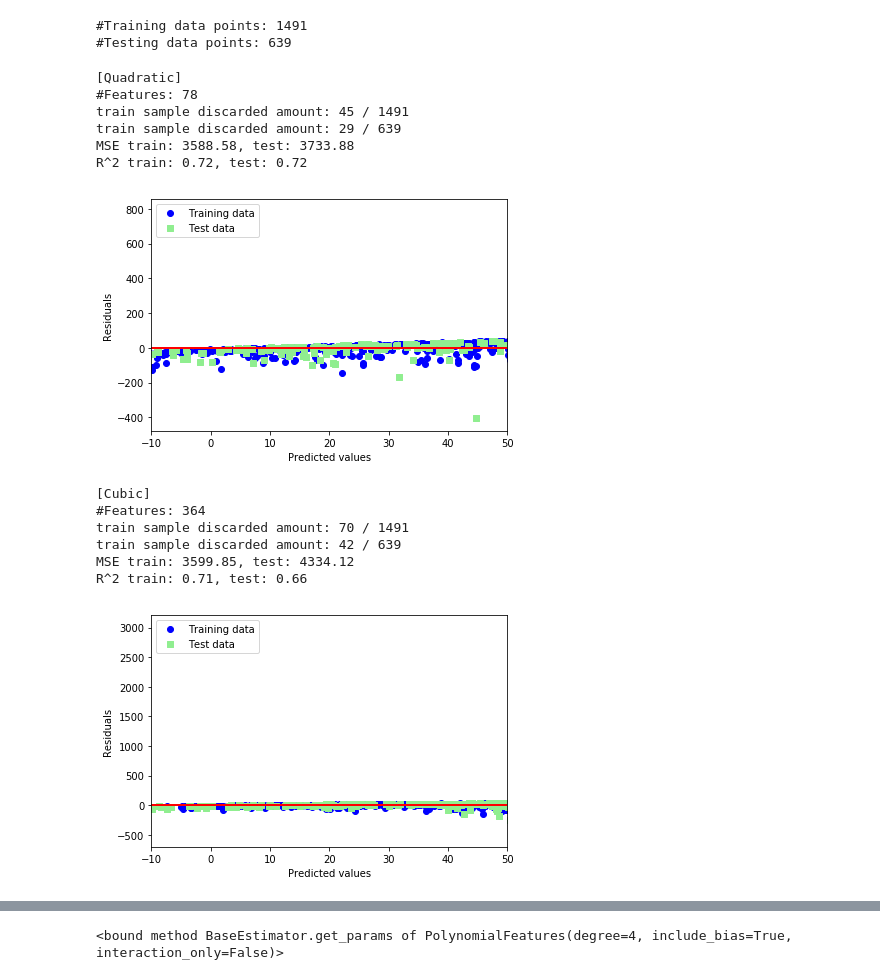
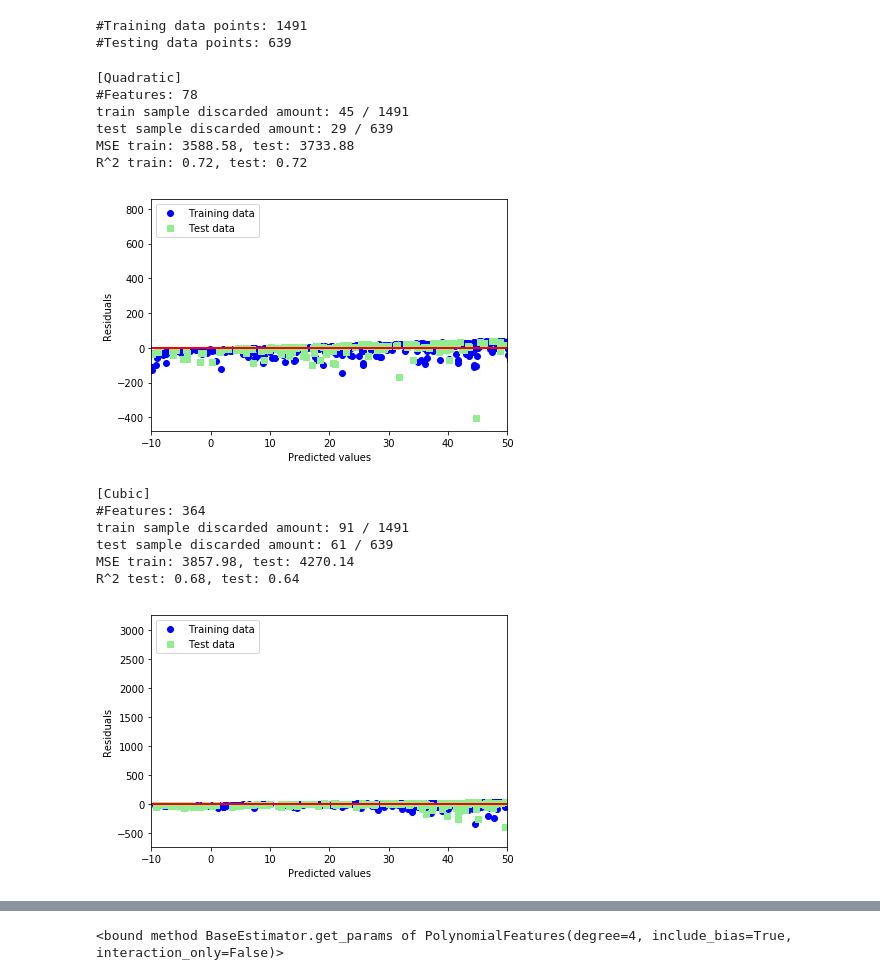
Before and after one commit to BeyondCloud/DL, a Jupyter notebook: HW4/Lab04-2_106061514.ipynb, the cells around one changed output, grey strips where cells are left out. Drawn from its saved outputs; the diff is of its cells as text; code cells hidden in the pictures.

```diff
--- a/HW4/Lab04-2_106061514.ipynb
+++ b/HW4/Lab04-2_106061514.ipynb
@@ -136,7 +136,7 @@ y_test_pred = regr.predict(X_quad_test)
 z = np.where((abs(y_train_pred-y_train))<160)
 z2 = np.where((abs(y_test-y_test_pred))<160)
 print('train sample discarded amount:',len(y_train) - len(y_train[z]),'/',len(y_train))
-print('train sample discarded amount:',len(y_test) - len(y_test[z2]),'/',len(y_test))
+print('test sample discarded amount:',len(y_test) - len(y_test[z2]),'/',len(y_test))
 
 print('MSE train: %.2f, test: %.2f' %
       (mean_squared_error(y_train[z], y_train_pred[z]),
@@ -150,47 +150,47 @@ plot_resid(y_train_pred,y_train)
 [Quadratic]
 #Features: 78
 train sample discarded amount: 45 / 1491
-train sample discarded amount: 29 / 639
+test sample discarded amount: 29 / 639
 MSE train: 3588.58, test: 3733.88
 R^2 train: 0.72, test: 0.72
 [figure]
 # %%
 
 
 cubic = PolynomialFeatures(degree=3)
 
 print('\n[Cubic]')
 X_cubic_train = cubic.fit_transform(X_train_std)
 X_cubic_test = cubic.fit_transform(X_test_std)
-# regr = LinearRegressionGD(eta = 0.000000001,n_iter = 5000,n_cell = X_cubic_train.shape[1]+1)
+regr = LinearRegressionGD(eta = 0.000000001,n_iter = 150000,n_cell = X_cubic_train.shape[1]+1)
 
 print('#Features: %d' % X_cubic_train.shape[1])
 regr = regr.fit(X_cubic_train, y_train)
 y_train_pred = regr.predict(X_cubic_train)
 y_test_pred = regr.predict(X_cubic_test)
 
 z = np.where((abs(y_train_pred-y_train))<160)
 z2 = np.where((abs(y_test-y_test_pred))<160)
 print('train sample discarded amount:',len(y_train) - len(y_train[z]),'/',len(y_train))
-print('train sample discarded amount:',len(y_test) - len(y_test[z2]),'/',len(y_test))
+print('test sample discarded amount:',len(y_test) - len(y_test[z2]),'/',len(y_test))
 
 print('MSE train: %.2f, test: %.2f' %
       (mean_squared_error(y_train[z], y_train_pred[z]),
        mean_squared_error(y_test[z2], y_test_pred[z2])))
 
 
-print('R^2 train: %.2f, test: %.2f' % (r2_score(y_train[z], y_train_pred[z]),
+print('R^2 test: %.2f, test: %.2f' % (r2_score(y_train[z], y_train_pred[z]),
                                        r2_score(y_test[z2], y_test_pred[z2])))
 
 plot_resid(y_train_pred,y_train)
 # %% [output]
 [Cubic]
 #Features: 364
-train sample discarded amount: 70 / 1491
-train sample discarded amount: 42 / 639
-MSE train: 3599.85, test: 4334.12
-R^2 train: 0.71, test: 0.66
+train sample discarded amount: 91 / 1491
+test sample discarded amount: 61 / 639
+MSE train: 3857.98, test: 4270.14
+R^2 test: 0.68, test: 0.64
-[figure, old version]
+[figure, new version]
 # %%
 from sklearn.preprocessing import PolynomialFeatures
 quad = PolynomialFeatures(degree=4)
```
Also changed, not shown: parts of 1 cell of this notebook.
